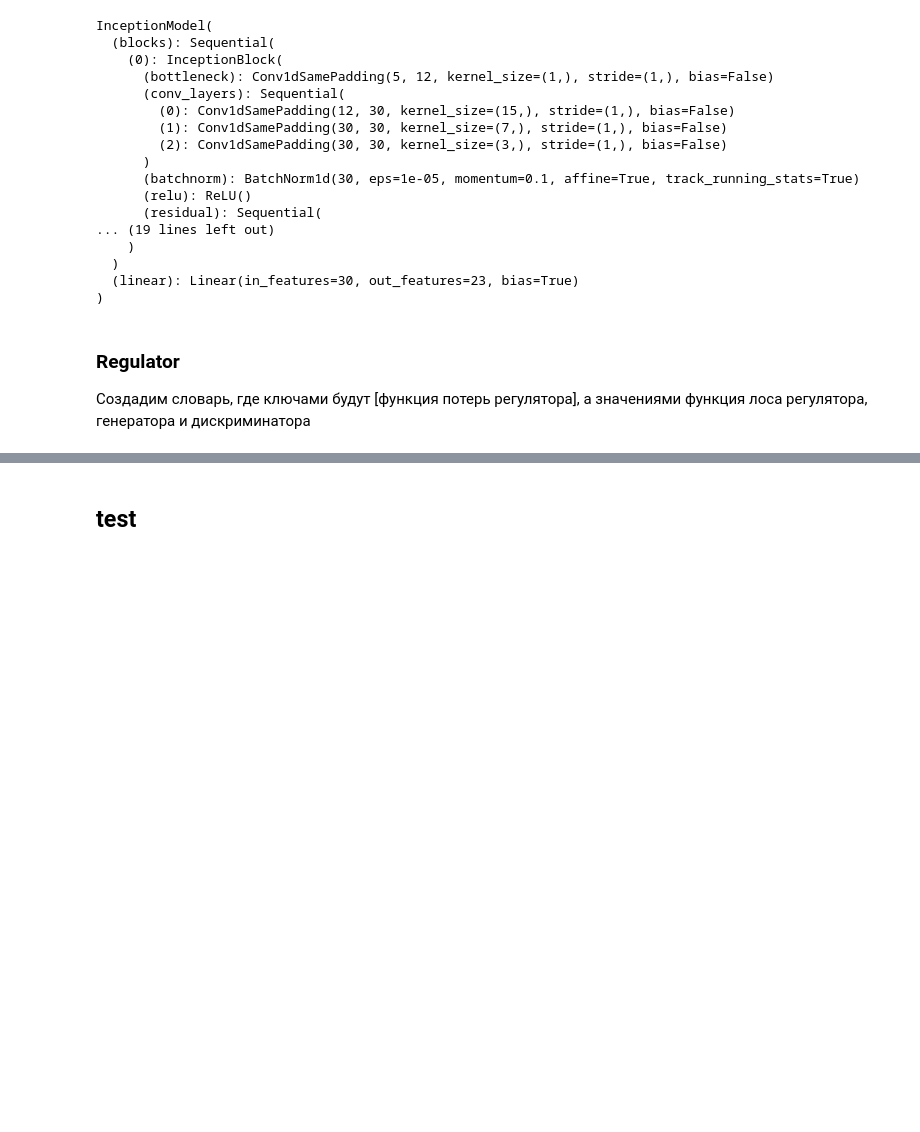
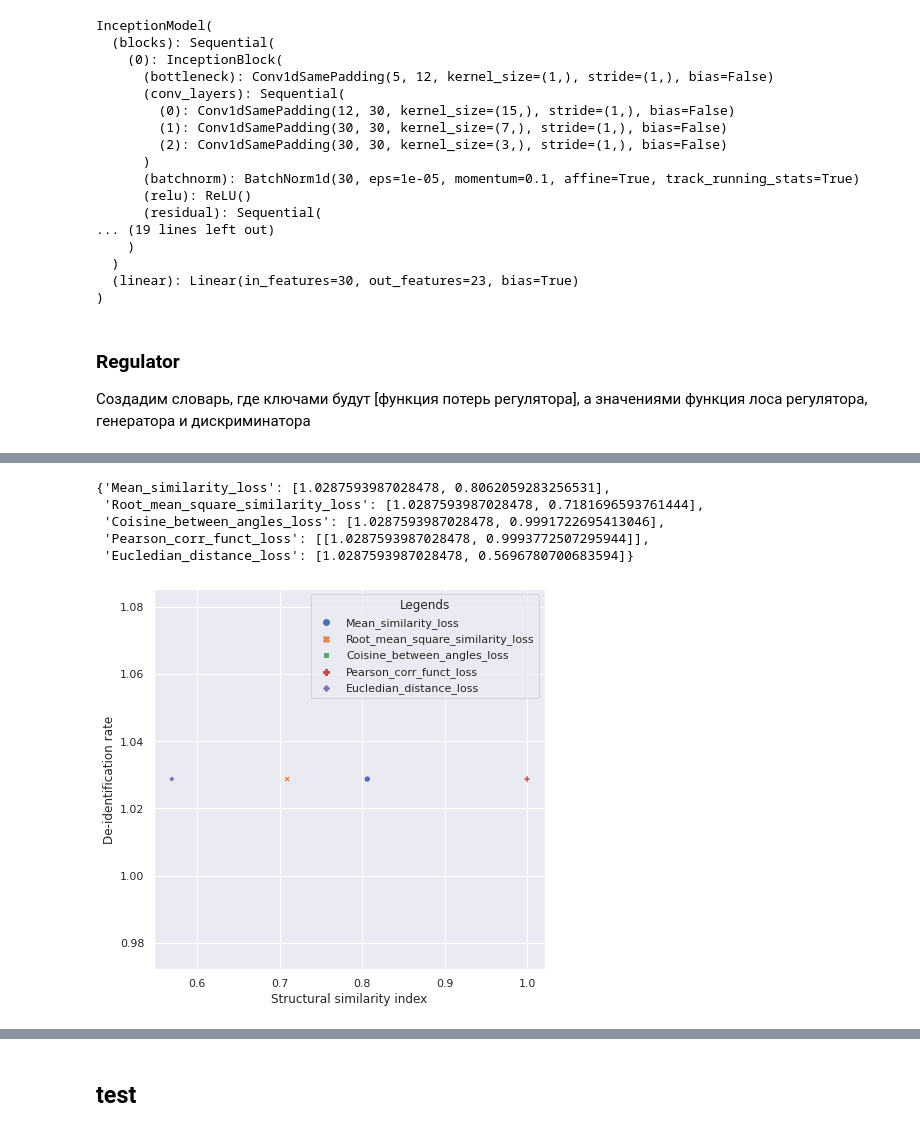
Before and after one commit to RamilyaSharifullina25/thesis, a Jupyter notebook: TIME/train.ipynb, the cells around one changed output, grey strips where cells are left out. Drawn from its saved outputs; the diff is of its cells as text; code cells hidden in the pictures; blank space fills up the shorter version.

```diff
--- a/TIME/train.ipynb
+++ b/TIME/train.ipynb
@@ -298 +862,31 @@ G_opt = torch.optim.Adam(gen.parameters(), lr = lr)
+# %%
+regul_loss_dict
+# %% [output]
+{'Mean_similarity_loss': [1.0287593987028478, 0.8062059283256531],
+ 'Root_mean_square_similarity_loss': [1.0287593987028478, 0.7181696593761444],
+ 'Coisine_between_angles_loss': [1.0287593987028478, 0.9991722695413046],
+ 'Pearson_corr_funct_loss': [[1.0287593987028478, 0.9993772507295944]],
+ 'Eucledian_distance_loss': [1.0287593987028478, 0.5696780700683594]}
+# %%
+sns.set_theme()
+data = pd.DataFrame({'Structural similarity index': [1 - loss_regul_mean_similarity.item(),
+                                                     1 - loss_regul_root_mean_square.item(),
+                                                     1 - loss_regul_coisine_between_angles.item(),
+                                                     1 - loss_regul_pearson_corr_funct.item(),
+                                                     1 - loss_regul_eucledian_distance.item() / 1000],
+                     'De-identification rate': [de_ident_rate_mean_similarity,
+                                                de_ident_rate_root_mean_square,
+                                                de_ident_rate_coisine_between_angles,
+                                                de_ident_rate_pearson_corr_funct,
+                                                de_ident_rate_eucledian_distance],
+                     'Legends': reg_names})
+plt.figure(figsize = (7, 7))
+sns.scatterplot(data=data, x="Structural similarity index",
+                y="De-identification rate",
+                hue = 'Legends',
+                style="Legends",
+                legend='brief');
+plt.savefig('De_iden_vs_structural_simil')
+# %% [output]
+[figure, added]
 # %%
```
Also changed, not shown: parts of 26 cells of this notebook, 11 other files.
